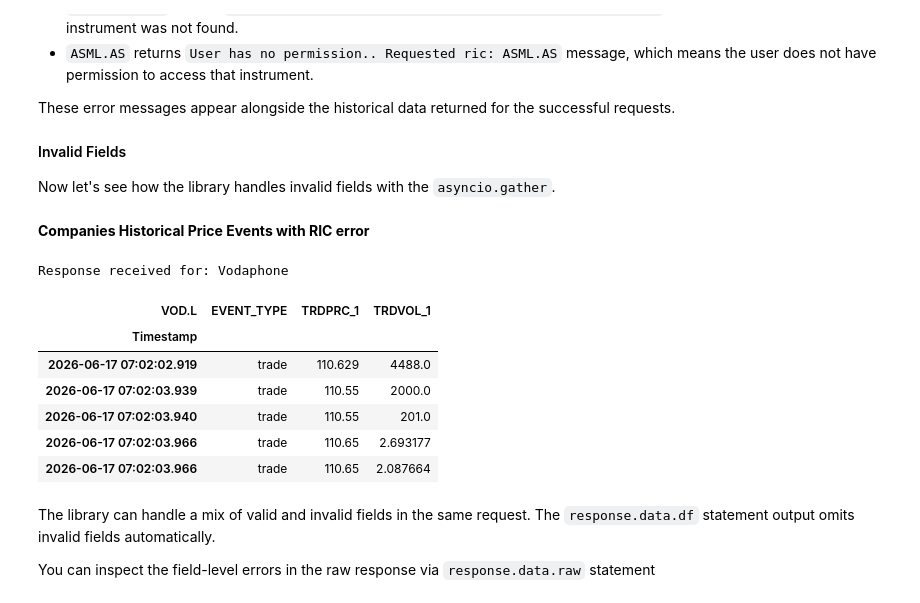
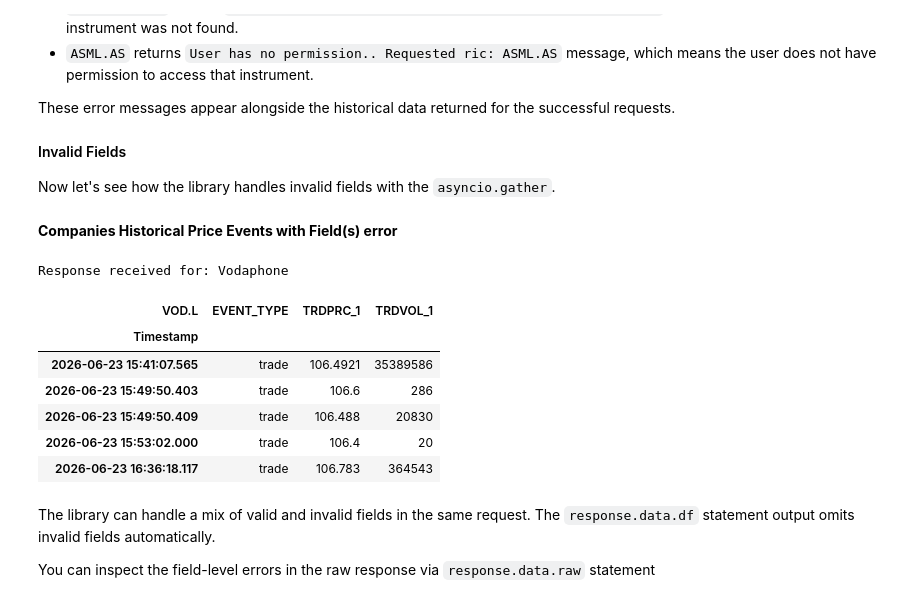
Before and after one commit to LSEG-API-Samples/Example.RDP.DataLibrary.Python.Async, a Jupyter notebook: notebook/ld_notebook_async_gather.ipynb, the cells around one changed output. Cells and saved outputs as stored; diff of their text form; code cells hidden in the pictures.

```diff
--- a/notebook/ld_notebook_async_gather.ipynb
+++ b/notebook/ld_notebook_async_gather.ipynb
@@ -407,34 +407,34 @@ Now let's see how the library handles invalid fields with the `asyncio.gather`.
 # %%
 EVENT_FIELDS_WITH_INVALID = EVENT_FIELDS + ["INVALID_FIELD"]  # Invalid field to demonstrate error handling
 try:
     # Create a concurrent batch of event requests for the first three instruments.
     # The star-unpack passes each coroutine as a separate argument to gather.
     tasks = asyncio.gather(
         historical_pricing.events.Definition(universe="VOD.L", fields=EVENT_FIELDS_WITH_INVALID, count=5).get_data_async(closure="Vodaphone"),
         return_exceptions=True  # Prevent gather from raising immediately on the first exception; we want to collect all results.
     )
 
     # Wait for the entire batch to finish and collect all response objects.
     # Default gather behavior: if any task raises an exception, it is raised at this await line.
     historical_data = await tasks  # pylint: disable=await-outside-async
 
     # Display a section header before printing each response output.
-    display(Markdown("**Companies Historical Price Events with RIC error**"))
+    display(Markdown("**Companies Historical Price Events with Field(s) error**"))
     # Show each response DataFrame on success; otherwise print the HTTP status code.
     display_response(historical_data)
 except* LDError as errors:
     for error in errors.exceptions:
         print(error)
 # %% [output]
-**Companies Historical Price Events with RIC error**
+**Companies Historical Price Events with Field(s) error**
 Response received for: Vodaphone
 | VOD.L | EVENT_TYPE | TRDPRC_1 | TRDVOL_1 |
 | Timestamp |  |  |  |
-| 2026-06-17 07:02:02.919 | trade | 110.629 | 4488.0 |
-| 2026-06-17 07:02:03.939 | trade | 110.55 | 2000.0 |
-| 2026-06-17 07:02:03.940 | trade | 110.55 | 201.0 |
-| 2026-06-17 07:02:03.966 | trade | 110.65 | 2.693177 |
-| 2026-06-17 07:02:03.966 | trade | 110.65 | 2.087664 |
+| 2026-06-23 15:41:07.565 | trade | 106.4921 | 35389586 |
+| 2026-06-23 15:49:50.403 | trade | 106.6 | 286 |
+| 2026-06-23 15:49:50.409 | trade | 106.488 | 20830 |
+| 2026-06-23 15:53:02.000 | trade | 106.4 | 20 |
+| 2026-06-23 16:36:18.117 | trade | 106.783 | 364543 |
 # %% [markdown]
 The library can handle a mix of valid and invalid fields in the same request. The `response.data.df` statement output omits invalid fields automatically.
 
```
Also changed, not shown: parts of 10 cells of this notebook, 9 other files.
